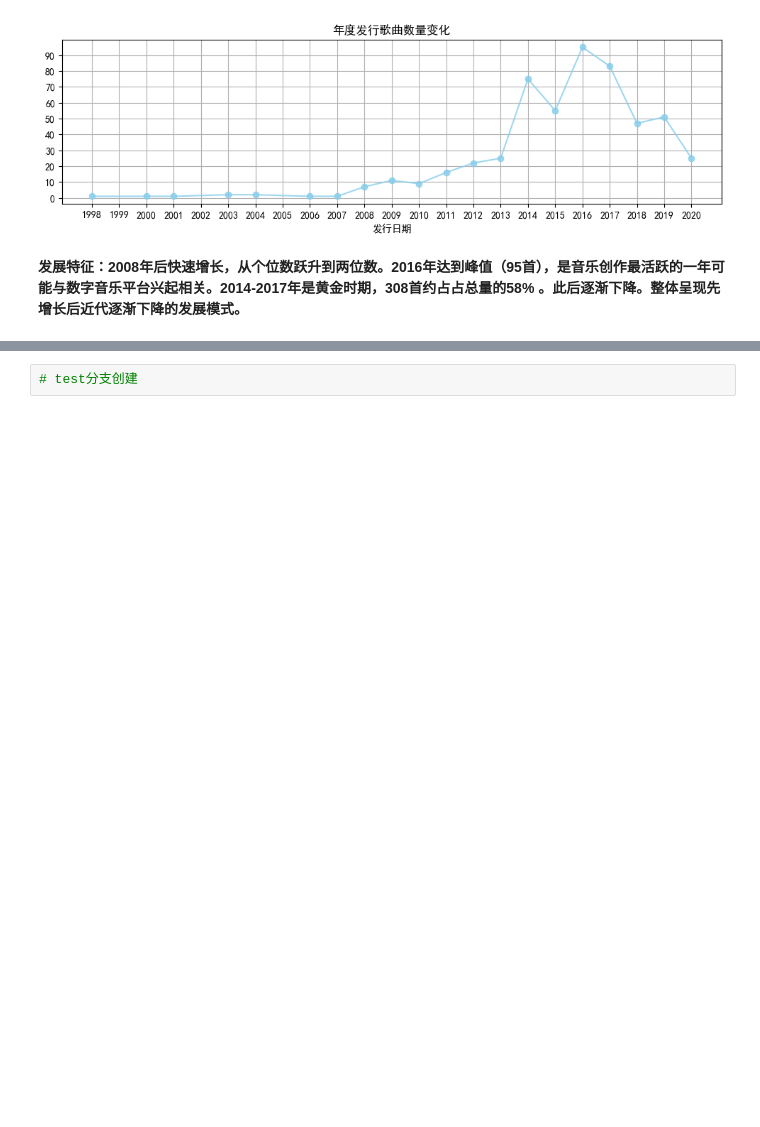
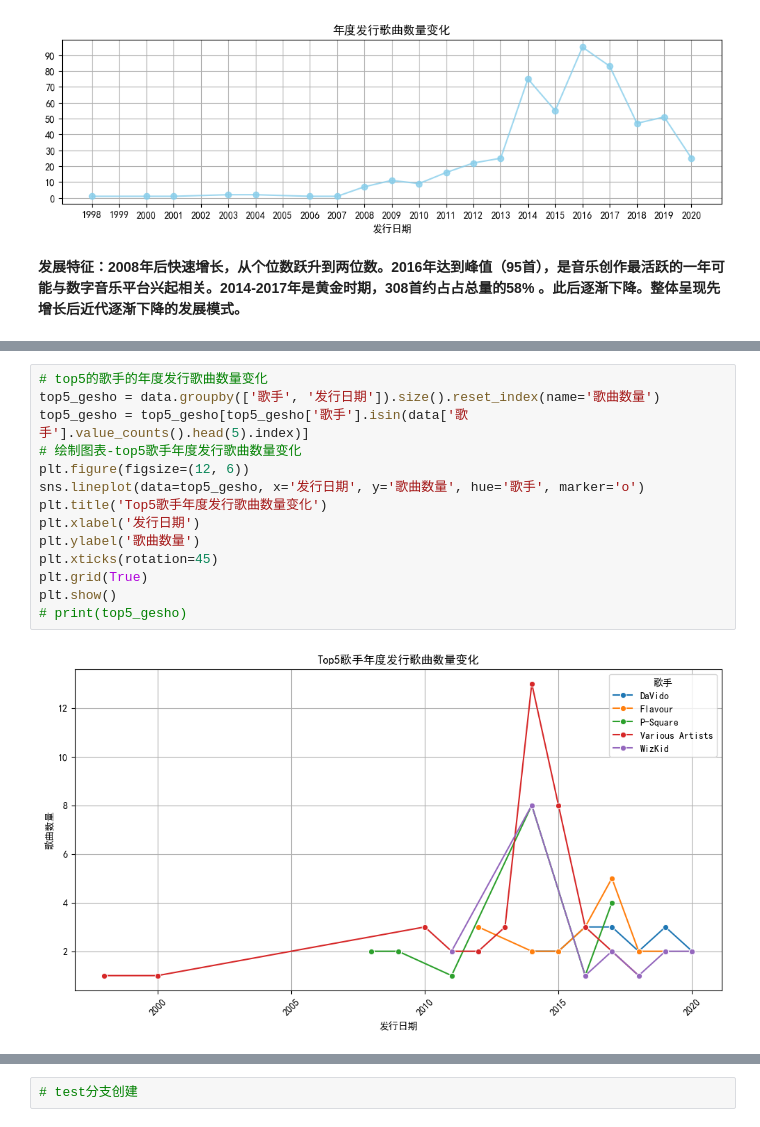
Before and after one commit to liushisi7/liushisi7_xiaoxueqi_renmeng, a Jupyter notebook: 作业一/test_6_23.ipynb, the cells around one changed output, grey strips where cells are left out. Saved outputs shown, nothing was run; the diff lists cells and outputs as text; blank space fills up the shorter version.

```diff
--- a/作业一/test_6_23.ipynb
+++ b/作业一/test_6_23.ipynb
@@ -114,0 +122,16 @@ data['发行日期'].value_counts().sort_index().plot(kind='line', figsize=(12,
+# %%
+# top5的歌手的年度发行歌曲数量变化
+top5_gesho = data.groupby(['歌手', '发行日期']).size().reset_index(name='歌曲数量')
+top5_gesho = top5_gesho[top5_gesho['歌手'].isin(data['歌手'].value_counts().head(5).index)]
+# 绘制图表-top5歌手年度发行歌曲数量变化
+plt.figure(figsize=(12, 6))
+sns.lineplot(data=top5_gesho, x='发行日期', y='歌曲数量', hue='歌手', marker='o')
+plt.title('Top5歌手年度发行歌曲数量变化')
+plt.xlabel('发行日期')
+plt.ylabel('歌曲数量')
+plt.xticks(rotation=45)
+plt.grid(True)
+plt.show()
+# print(top5_gesho)
+# %% [output]
+[figure, added]
```
Also changed, not shown: parts of 17 cells of this notebook, 1 other file.
